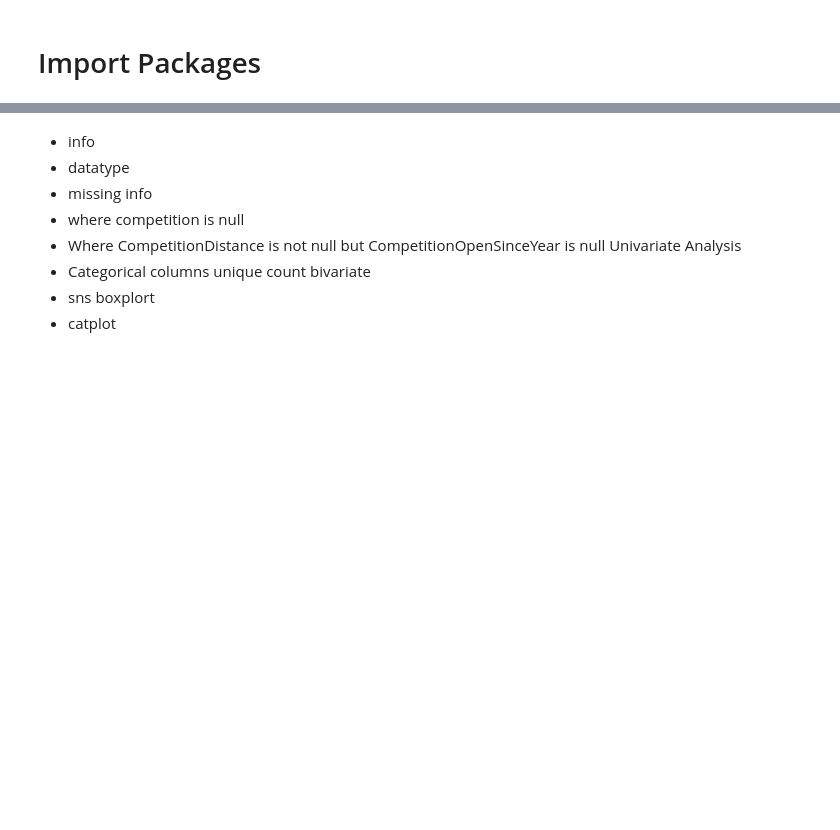
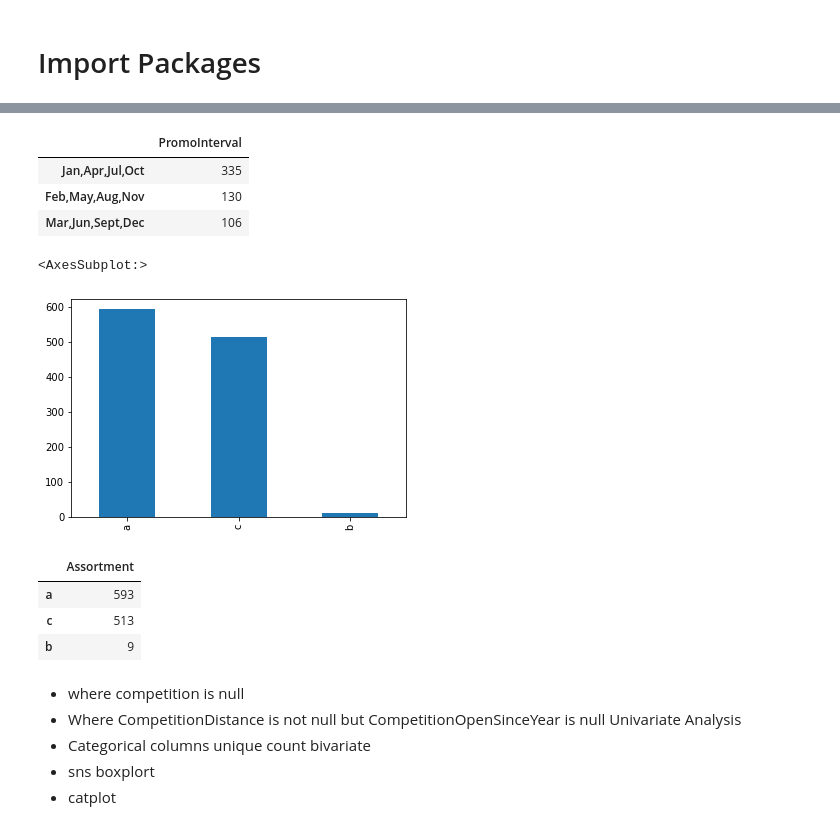
Before and after one commit to degagawolde/pharmaceutical-sales-prediction, a Jupyter notebook: notebooks/StoreDataExploration.ipynb, the cells around one changed output, grey strips where cells are left out. Drawn from its saved outputs; the diff is of its cells as text; code cells hidden in the pictures; blank space fills up the shorter version.

```diff
--- a/notebooks/StoreDataExploration.ipynb
+++ b/notebooks/StoreDataExploration.ipynb
@@ -38,7 +118,23 @@ NoRemoteError: config file error: no remote specified. Create a default remote w
+# %%
+get_percentage_counts(store_df, 'PromoInterval')
+# %% [output]
+|  | PromoInterval |
+| Jan,Apr,Jul,Oct | 335 |
+| Feb,May,Aug,Nov | 130 |
+| Mar,Jun,Sept,Dec | 106 |
+# %%
+store_df['Assortment'].value_counts().plot(kind='bar')
+# %% [output]
+<AxesSubplot:>
+[figure, added]
+# %%
+get_percentage_counts(store_df, 'Assortment')
+# %% [output]
+|  | Assortment |
+| a | 593 |
+| c | 513 |
+| b | 9 |
 # %% [markdown]
-- info
-- datatype
-- missing info
 - where competition is null
 - Where CompetitionDistance is not null but CompetitionOpenSinceYear is null
 Univariate Analysis
```
Also changed, not shown: parts of 16 cells of this notebook, 7 other files.
